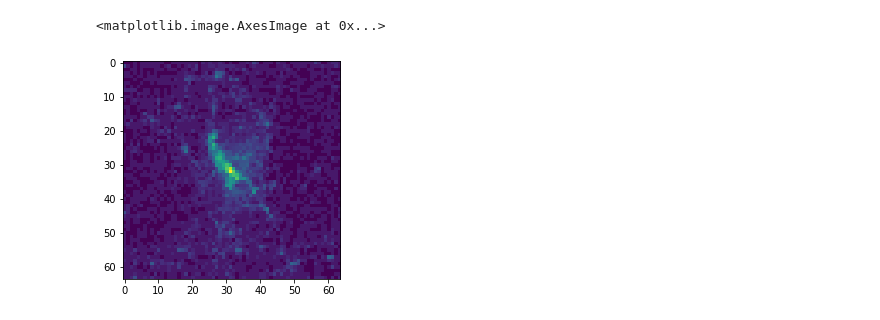
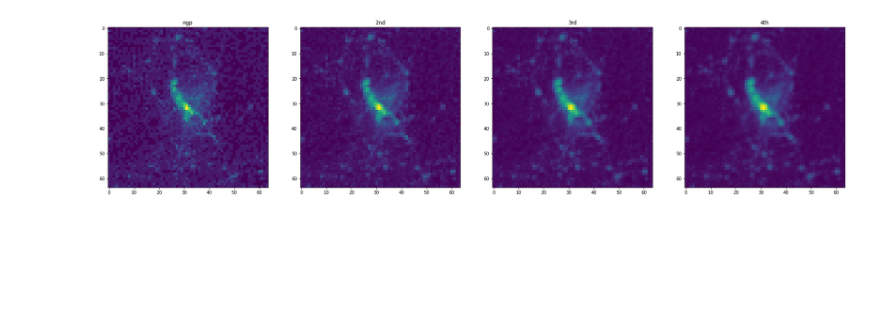
Before and after one commit to SebastianJL/esc412_advanced_high_performance_computing, a Jupyter notebook: lecture2-code/density_map.ipynb, the cells around one changed output. Saved outputs shown, nothing was run; the diff lists cells and outputs as text; code cells hidden in the pictures; blank space fills up the shorter version.

```diff
--- a/lecture2-code/density_map.ipynb
+++ b/lecture2-code/density_map.ipynb
@@ -1,12 +1,20 @@
 # %%
 import numpy as np
 import matplotlib.pyplot as plt
-my_data = np.genfromtxt('mass_grid_ngp_2d.csv', delimiter=',')
-my_data = my_data[:, :-1]
+my_data_1 = np.genfromtxt('mass_grid_ngp_2d.csv', delimiter=',')
+my_data_2 = np.genfromtxt('mass_grid_2nd_2d.csv', delimiter=',')
+my_data_3 = np.genfromtxt('mass_grid_3rd_2d.csv', delimiter=',')
+my_data_4 = np.genfromtxt('mass_grid_4th_2d.csv', delimiter=',')
 
+datas = [my_data_1[:, :-1],
+         my_data_2[:, :-1],
+         my_data_3[:, :-1],
+         my_data_4[:, :-1],]
 
-
-plt.imshow(np.log(my_data + 1))
+fig, axes = plt.subplots(1, 4, figsize=(30, 30))
+titles = ['ngp', '2nd', '3rd', '4th']
+for ax, title, data in zip(axes, titles, datas):
+    ax.imshow(np.log(data + 1), vmin=)
+    ax.title.set_text(title)
 # %% [output]
-<matplotlib.image.AxesImage at 0x...>
-[figure, old version]
+[figure, new version]
```
Also changed, not shown: 7 other files.
